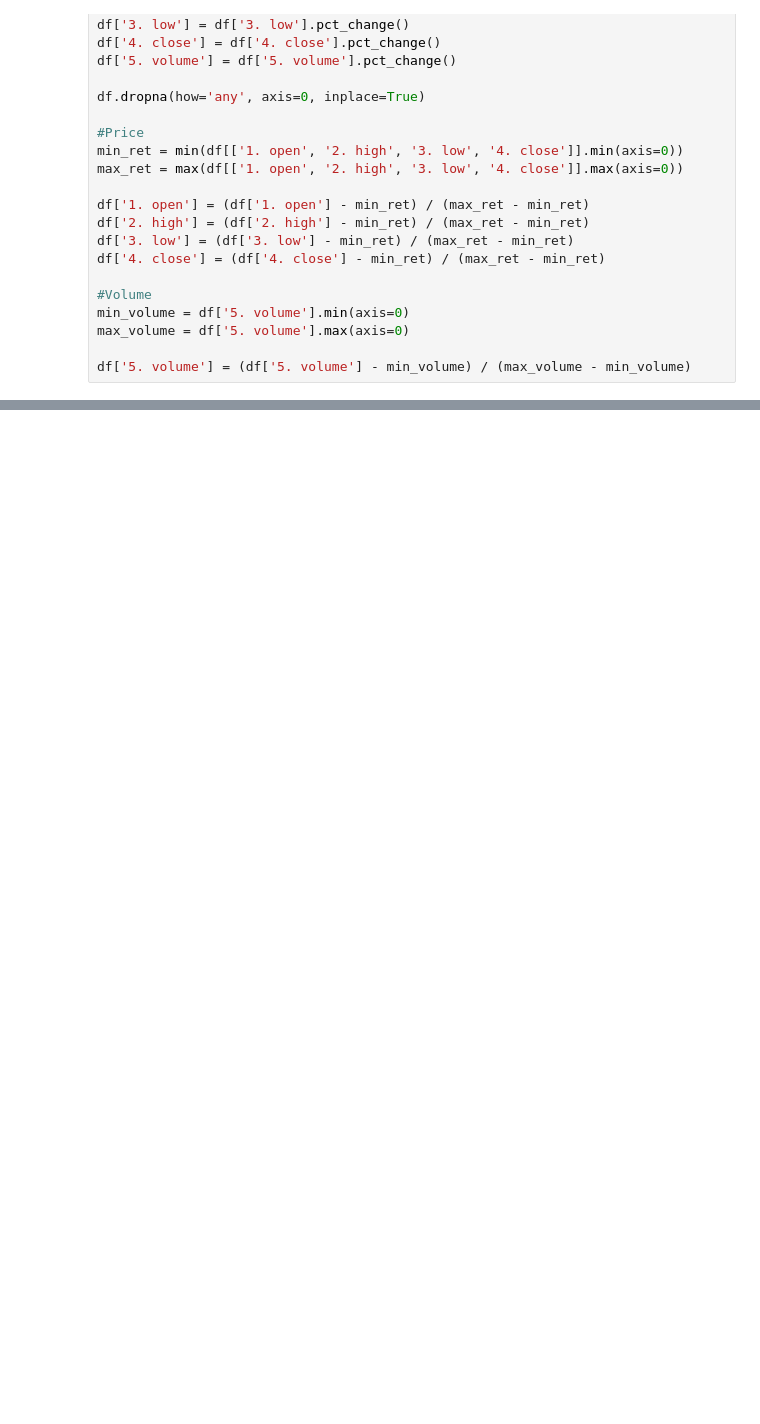
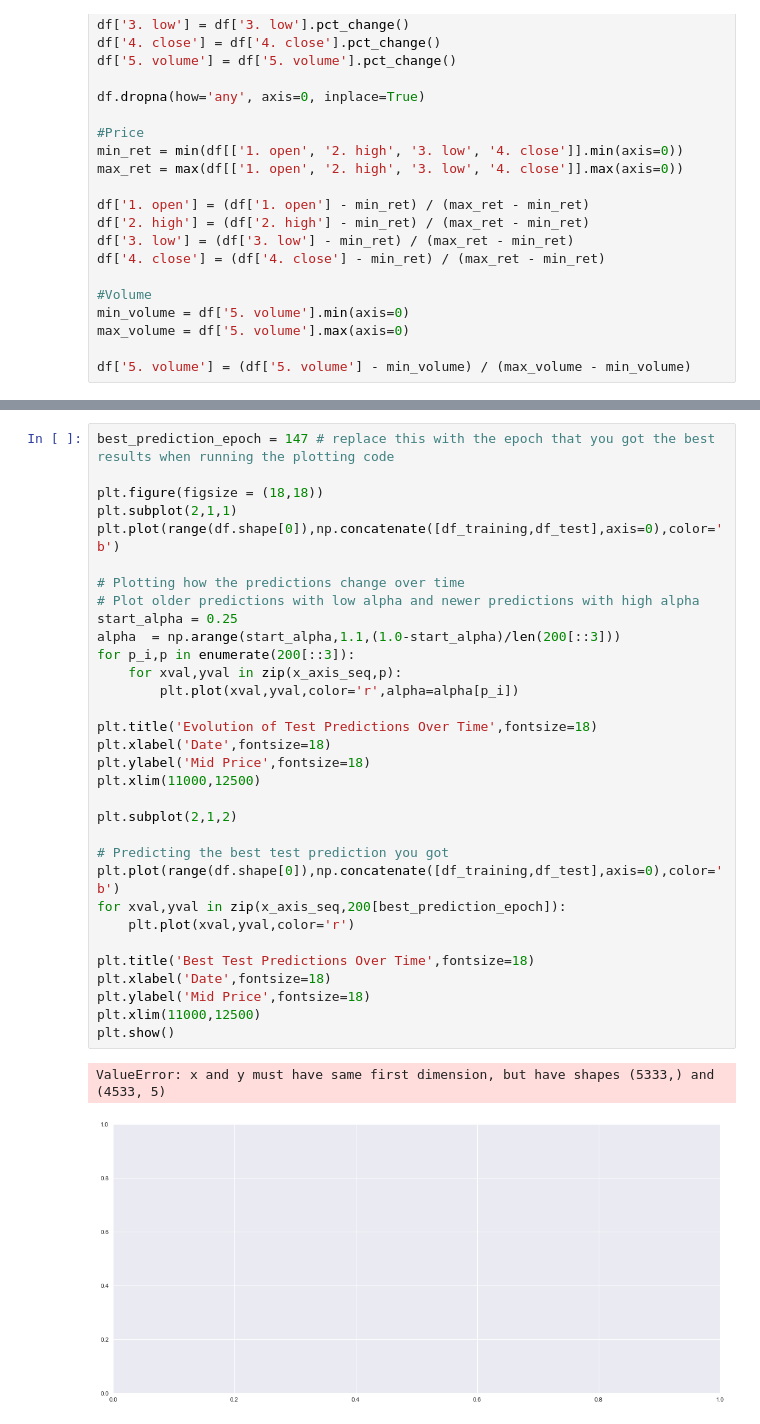
Before and after one commit to JHudzi/Group_DataSci_CA, a Jupyter notebook: LSTM.ipynb, the cells around one changed output, grey strips where cells are left out. Cells and saved outputs as stored; diff of their text form; blank space fills up the shorter version.

```diff
--- a/LSTM.ipynb
+++ b/LSTM.ipynb
@@ -304,0 +338,35 @@ Test - Loss: 0.0051, MAE: 0.0551, MAPE: 33.7879
+# %%
+best_prediction_epoch = 147 # replace this with the epoch that you got the best results when running the plotting code
+
+plt.figure(figsize = (18,18))
+plt.subplot(2,1,1)
+plt.plot(range(df.shape[0]),np.concatenate([df_training,df_test],axis=0),color='b')
+
+# Plotting how the predictions change over time
+# Plot older predictions with low alpha and newer predictions with high alpha
+start_alpha = 0.25
+alpha  = np.arange(start_alpha,1.1,(1.0-start_alpha)/len(200[::3]))
+for p_i,p in enumerate(200[::3]):
+    for xval,yval in zip(x_axis_seq,p):
+        plt.plot(xval,yval,color='r',alpha=alpha[p_i])
+
+plt.title('Evolution of Test Predictions Over Time',fontsize=18)
+plt.xlabel('Date',fontsize=18)
+plt.ylabel('Mid Price',fontsize=18)
+plt.xlim(11000,12500)
+
+plt.subplot(2,1,2)
+
+# Predicting the best test prediction you got
+plt.plot(range(df.shape[0]),np.concatenate([df_training,df_test],axis=0),color='b')
+for xval,yval in zip(x_axis_seq,200[best_prediction_epoch]):
+    plt.plot(xval,yval,color='r')
+
+plt.title('Best Test Predictions Over Time',fontsize=18)
+plt.xlabel('Date',fontsize=18)
+plt.ylabel('Mid Price',fontsize=18)
+plt.xlim(11000,12500)
+plt.show()
+# %% [output]
+ValueError: x and y must have same first dimension, but have shapes (5333,) and (4533, 5)
+[figure, added]
```
Also changed, not shown: parts of 22 cells of this notebook, 19 other files.
